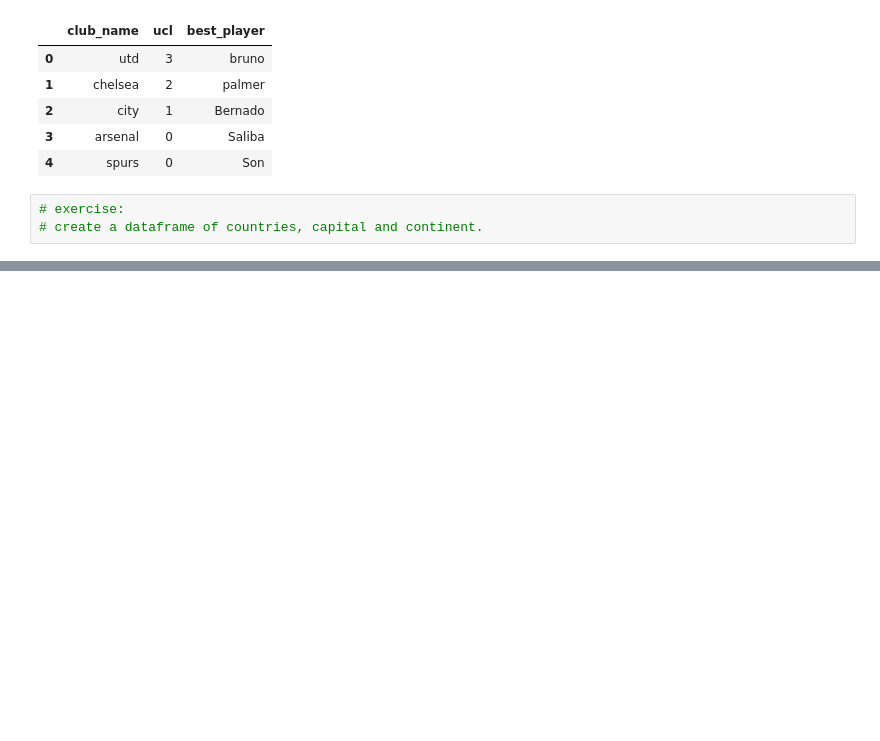
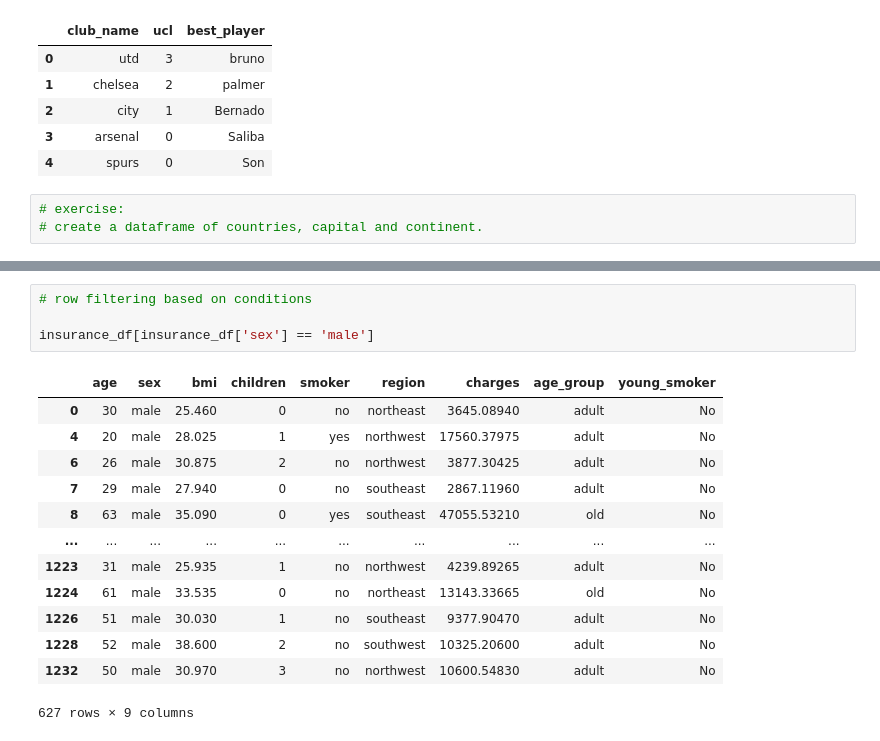
Before and after one commit to Muyiiwaa/python_and_sql_4_data-analysis, a Jupyter notebook: Data Wrangling/lesson_5.ipynb, the cells around one changed output, grey strips where cells are left out. Drawn from its saved outputs; the diff is of its cells as text; blank space fills up the shorter version.

```diff
--- a/Data Wrangling/lesson_5.ipynb
+++ b/Data Wrangling/lesson_5.ipynb
@@ -60,0 +232,18 @@ club_df
+# %%
+# row filtering based on conditions
+
+insurance_df[insurance_df['sex'] == 'male']
+# %% [output]
+|  | age | sex | bmi | children | smoker | region | charges | age_group | young_smoker |
+| 0 | 30 | male | 25.460 | 0 | no | northeast | 3645.08940 | adult | No |
+| 4 | 20 | male | 28.025 | 1 | yes | northwest | 17560.37975 | adult | No |
+| 6 | 26 | male | 30.875 | 2 | no | northwest | 3877.30425 | adult | No |
+| 7 | 29 | male | 27.940 | 0 | no | southeast | 2867.11960 | adult | No |
+| 8 | 63 | male | 35.090 | 0 | yes | southeast | 47055.53210 | old | No |
+| ... | ... | ... | ... | ... | ... | ... | ... | ... | ... |
+| 1223 | 31 | male | 25.935 | 1 | no | northwest | 4239.89265 | adult | No |
+| 1224 | 61 | male | 33.535 | 0 | no | northeast | 13143.33665 | old | No |
+| 1226 | 51 | male | 30.030 | 1 | no | southeast | 9377.90470 | adult | No |
+| 1228 | 52 | male | 38.600 | 2 | no | southwest | 10325.20600 | adult | No |
+| 1232 | 50 | male | 30.970 | 3 | no | northwest | 10600.54830 | adult | No |
+627 rows × 9 columns
```
Also changed, not shown: parts of 28 cells of this notebook, 1 other file.
